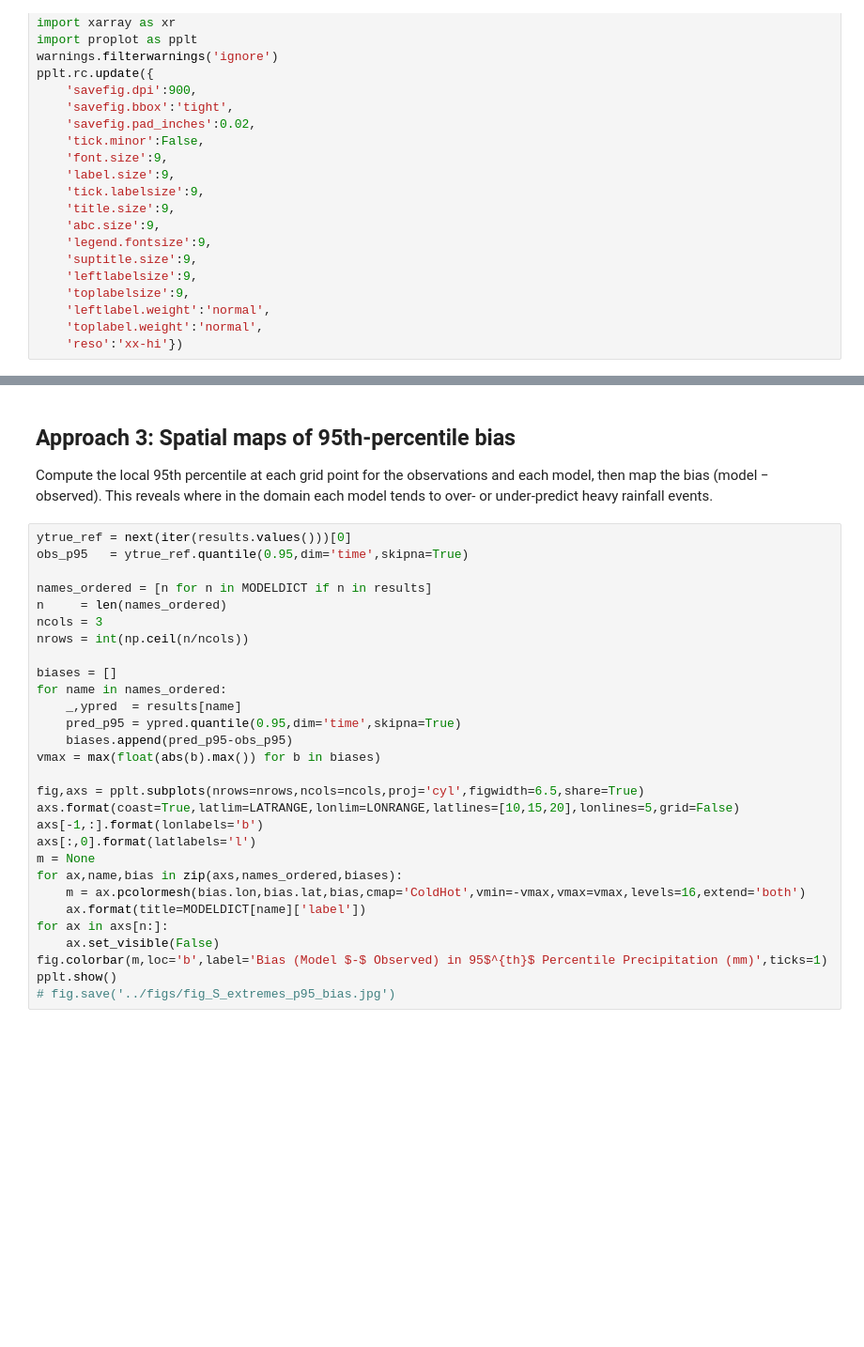
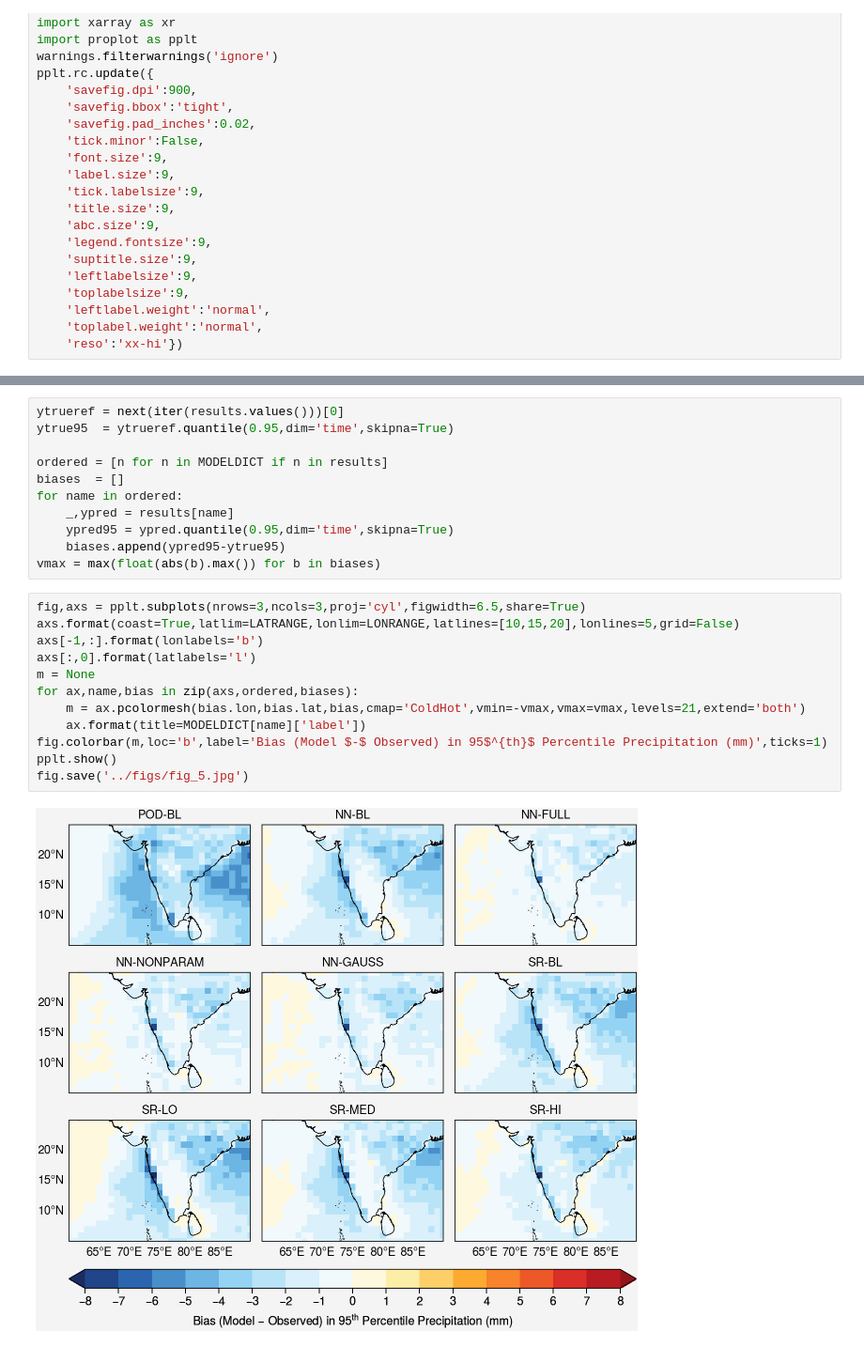
Before and after one commit to savannahferretti/monsoon-discovery, a Jupyter notebook: notebooks/extremes.ipynb, the cells around one changed output, grey strips where cells are left out. Shown at 94% size. Cells and saved outputs as stored; diff of their text form; blank space fills up the shorter version.

```diff
--- a/notebooks/extremes.ipynb
+++ b/notebooks/extremes.ipynb
@@ -96,33 +86,25 @@ pplt.show()
-# %% [markdown]
-## Approach 3: Spatial maps of 95th-percentile bias
-
-Compute the local 95th percentile at each grid point for the observations and each model, then map the bias (model − observed). This reveals where in the domain each model tends to over- or under-predict heavy rainfall events.
+# %%
+ytrueref = next(iter(results.values()))[0]
+ytrue95  = ytrueref.quantile(0.95,dim='time',skipna=True)
+
+ordered = [n for n in MODELDICT if n in results]
+biases  = []
+for name in ordered:
+    _,ypred = results[name]
+    ypred95 = ypred.quantile(0.95,dim='time',skipna=True)
+    biases.append(ypred95-ytrue95)
+vmax = max(float(abs(b).max()) for b in biases)
 # %%
-ytrue_ref = next(iter(results.values()))[0]
-obs_p95   = ytrue_ref.quantile(0.95,dim='time',skipna=True)
-
-names_ordered = [n for n in MODELDICT if n in results]
-n     = len(names_ordered)
-ncols = 3
-nrows = int(np.ceil(n/ncols))
-
-biases = []
-for name in names_ordered:
-    _,ypred  = results[name]
-    pred_p95 = ypred.quantile(0.95,dim='time',skipna=True)
-    biases.append(pred_p95-obs_p95)
-vmax = max(float(abs(b).max()) for b in biases)
-
-fig,axs = pplt.subplots(nrows=nrows,ncols=ncols,proj='cyl',figwidth=6.5,share=True)
+fig,axs = pplt.subplots(nrows=3,ncols=3,proj='cyl',figwidth=6.5,share=True)
 axs.format(coast=True,latlim=LATRANGE,lonlim=LONRANGE,latlines=[10,15,20],lonlines=5,grid=False)
 axs[-1,:].format(lonlabels='b')
 axs[:,0].format(latlabels='l')
 m = None
-for ax,name,bias in zip(axs,names_ordered,biases):
-    m = ax.pcolormesh(bias.lon,bias.lat,bias,cmap='ColdHot',vmin=-vmax,vmax=vmax,levels=16,extend='both')
+for ax,name,bias in zip(axs,ordered,biases):
+    m = ax.pcolormesh(bias.lon,bias.lat,bias,cmap='ColdHot',vmin=-vmax,vmax=vmax,levels=21,extend='both')
     ax.format(title=MODELDICT[name]['label'])
-for ax in axs[n:]:
-    ax.set_visible(False)
 fig.colorbar(m,loc='b',label='Bias (Model $-$ Observed) in 95$^{th}$ Percentile Precipitation (mm)',ticks=1)
 pplt.show()
-# fig.save('../figs/fig_S_extremes_p95_bias.jpg')
+fig.save('../figs/fig_5.jpg')
+# %% [output]
+[figure, added]
```
Also changed, not shown: parts of 5 cells of this notebook, 14 other files.
